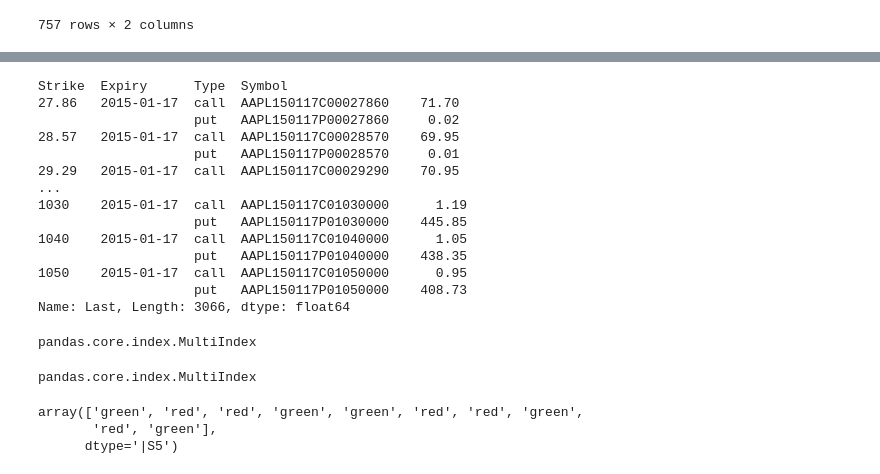
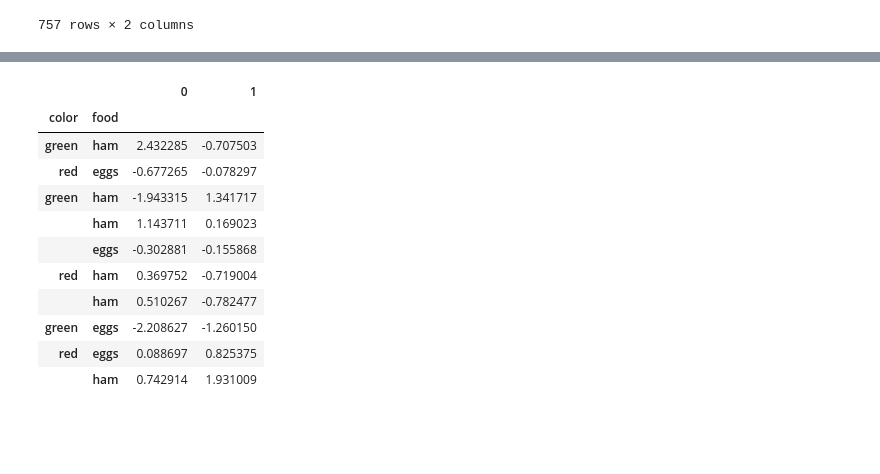
Before and after one commit to quantopian/qgrid, a Jupyter notebook: SlickDataFrame.ipynb, the cells around one changed output, grey strips where cells are left out. Cells and saved outputs as stored; diff of their text form; code cells hidden in the pictures; blank space fills up the shorter version.

```diff
--- a/SlickDataFrame.ipynb
+++ b/SlickDataFrame.ipynb
@@ -79,43 +74,21 @@ last = data["Last"]
-# %%
-last
-# %% [output]
-Strike  Expiry      Type  Symbol
-27.86   2015-01-17  call  AAPL150117C00027860    71.70
-                    put   AAPL150117P00027860     0.02
-28.57   2015-01-17  call  AAPL150117C00028570    69.95
-                    put   AAPL150117P00028570     0.01
-29.29   2015-01-17  call  AAPL150117C00029290    70.95
-...
-1030    2015-01-17  call  AAPL150117C01030000      1.19
-                    put   AAPL150117P01030000    445.85
-1040    2015-01-17  call  AAPL150117C01040000      1.05
-                    put   AAPL150117P01040000    438.35
-1050    2015-01-17  call  AAPL150117C01050000      0.95
-                    put   AAPL150117P01050000    408.73
-Name: Last, Length: 3066, dtype: float64
-# %%
-import datetime
-expiry = datetime.date(2016, 1, 1)
-data = aapl.get_call_data(expiry=expiry)
-multidataframe = data.iloc[0:5:, 0:5]
-type(multidataframe.index)
-# %% [output]
-pandas.core.index.MultiIndex
-# %%
-type(data.index)
-# %% [output]
-pandas.core.index.MultiIndex
 # %%
 import pandas.util.testing as tm
-
 n = 10
-
 colors = tm.choice(['red', 'green'], size=n)
-
 foods = tm.choice(['eggs', 'ham'], size=n)
-
-colors
+index = pd.core.index.MultiIndex.from_arrays([colors, foods], names=['color', 'food'])
+df = pd.DataFrame(np.random.randn(n, 2), index=index)
+df
 # %% [output]
-array(['green', 'red', 'red', 'green', 'green', 'red', 'red', 'green',
-       'red', 'green'],
-      dtype='|S5')
+|  |  | 0 | 1 |
+| color | food |  |  |
+| green | ham | 2.432285 | -0.707503 |
+| red | eggs | -0.677265 | -0.078297 |
+| green | ham | -1.943315 | 1.341717 |
+|  | ham | 1.143711 | 0.169023 |
+|  | eggs | -0.302881 | -0.155868 |
+| red | ham | 0.369752 | -0.719004 |
+|  | ham | 0.510267 | -0.782477 |
+| green | eggs | -2.208627 | -1.260150 |
+| red | eggs | 0.088697 | 0.825375 |
+|  | ham | 0.742914 | 1.931009 |
```
Also changed, not shown: parts of 3 cells of this notebook, 1 other file.
